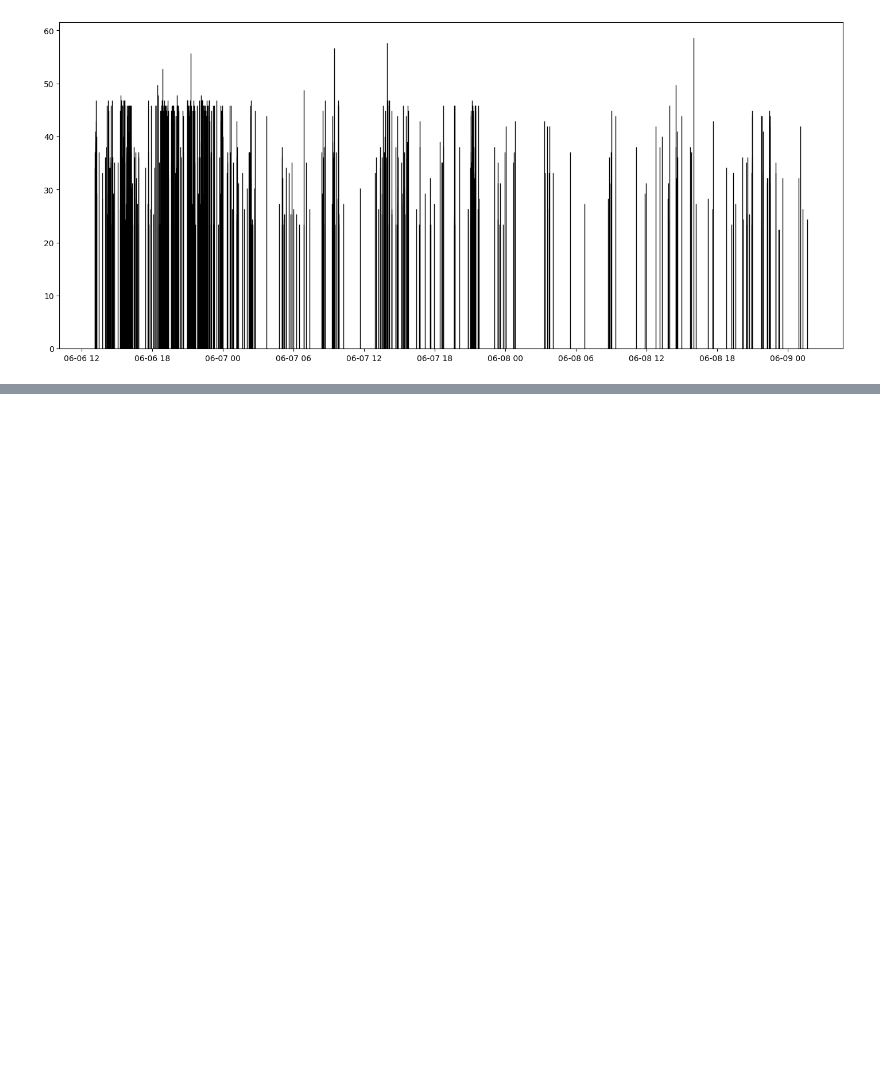
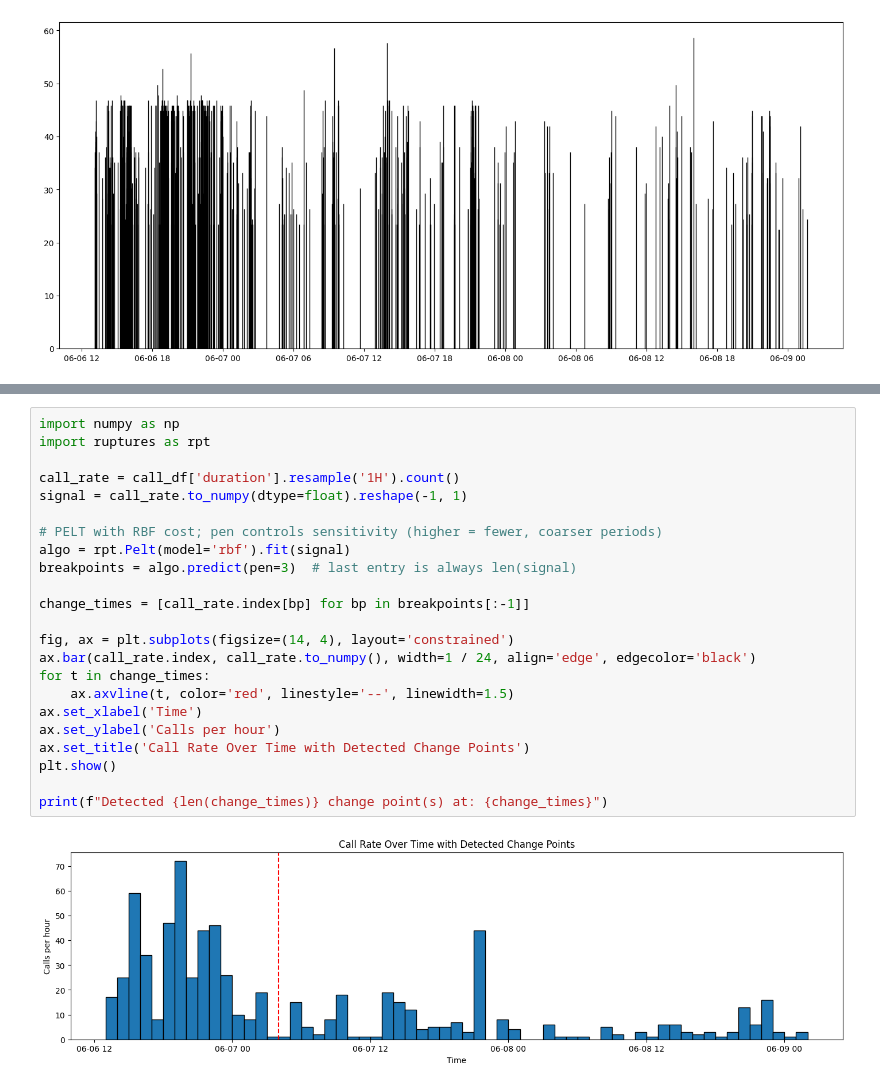
Before and after one commit to gb0808/Arden_acousticAnalysis, a Jupyter notebook: features_over_time.ipynb, the cells around one changed output, grey strips where cells are left out. Drawn from its saved outputs; the diff is of its cells as text; blank space fills up the shorter version.

```diff
--- a/features_over_time.ipynb
+++ b/features_over_time.ipynb
@@ -69,0 +149,25 @@ ax.bar(time, peak_freq, width=1, edgecolor="black", linewidth=1)
+# %%
+import numpy as np
+import ruptures as rpt
+
+call_rate = call_df['duration'].resample('1H').count()
+signal = call_rate.to_numpy(dtype=float).reshape(-1, 1)
+
+# PELT with RBF cost; pen controls sensitivity (higher = fewer, coarser periods)
+algo = rpt.Pelt(model='rbf').fit(signal)
+breakpoints = algo.predict(pen=3)  # last entry is always len(signal)
+
+change_times = [call_rate.index[bp] for bp in breakpoints[:-1]]
+
+fig, ax = plt.subplots(figsize=(14, 4), layout='constrained')
+ax.bar(call_rate.index, call_rate.to_numpy(), width=1 / 24, align='edge', edgecolor='black')
+for t in change_times:
+    ax.axvline(t, color='red', linestyle='--', linewidth=1.5)
+ax.set_xlabel('Time')
+ax.set_ylabel('Calls per hour')
+ax.set_title('Call Rate Over Time with Detected Change Points')
+plt.show()
+
+print(f"Detected {len(change_times)} change point(s) at: {change_times}")
+# %% [output]
+[figure, added]
```
Also changed, not shown: parts of 7 cells of this notebook, 1 other file.
